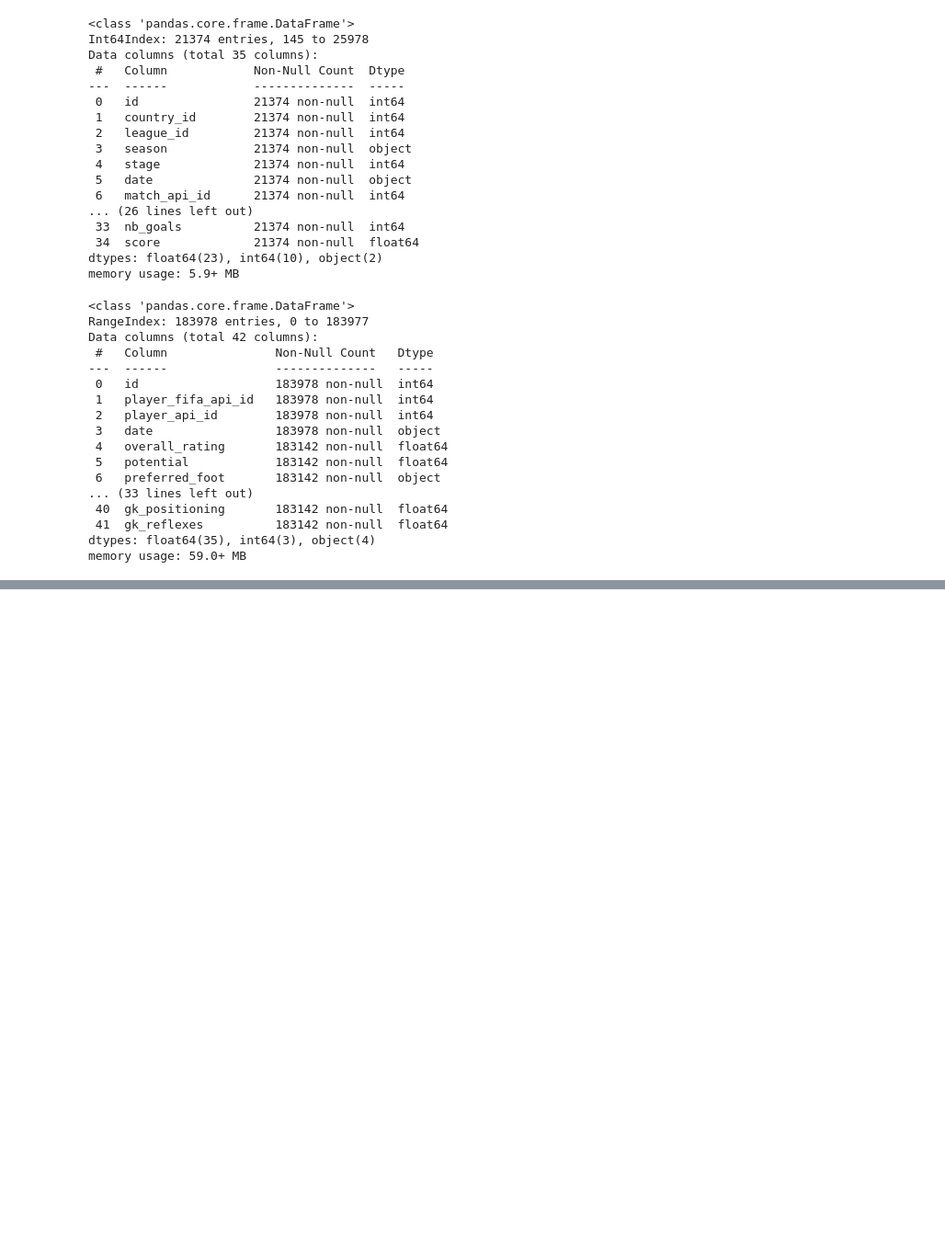
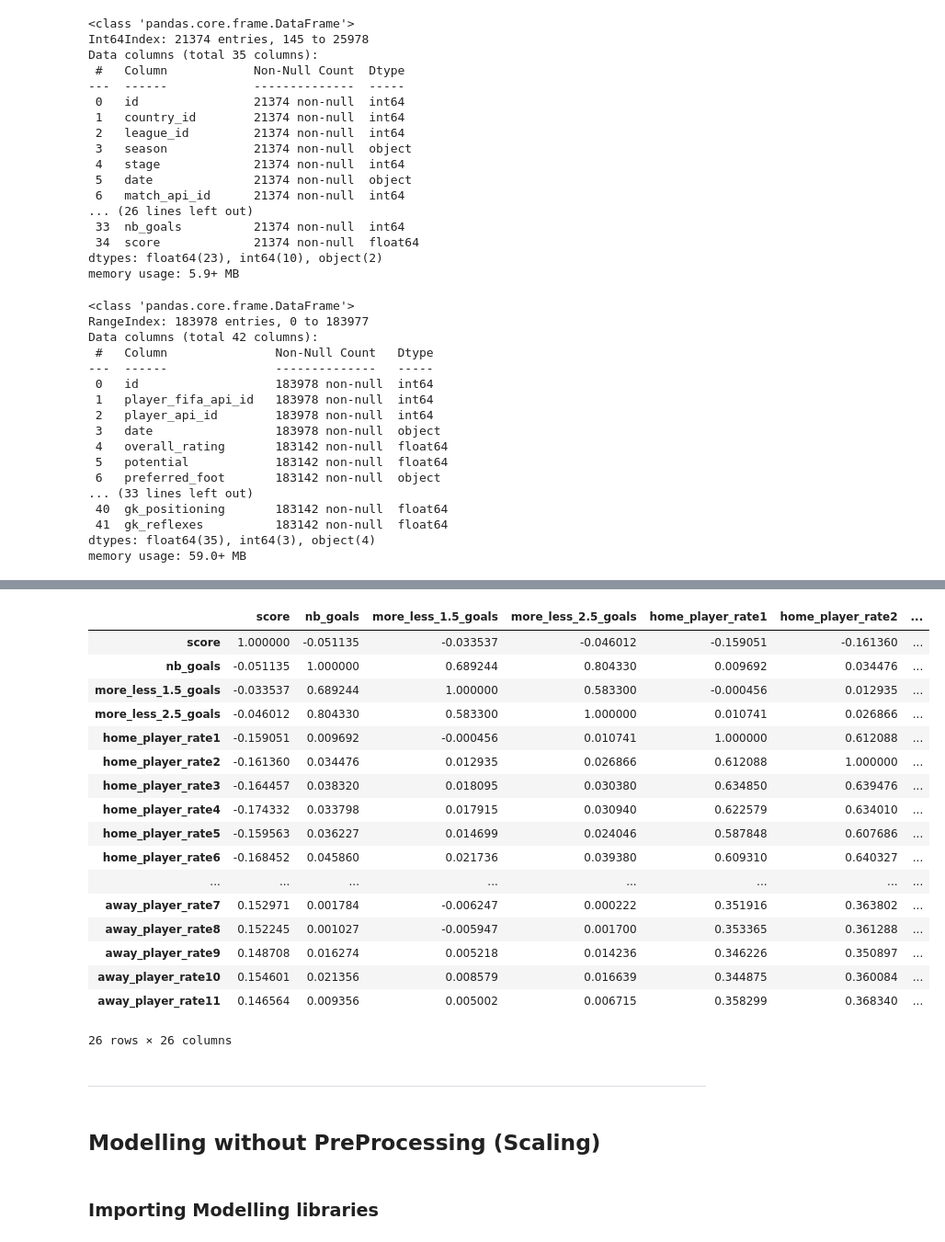
Before and after one commit to OlivierPaulo/Football_Bet, a Jupyter notebook: notebooks/2nd-Analysis.ipynb, the cells around one changed output, grey strips where cells are left out. Shown at 92% size. Drawn from its saved outputs; the diff is of its cells as text; code cells hidden in the pictures; blank space fills up the shorter version.

Commit message:
update 2nd analysis with more/less 1.5 and 2.5 goals on a match

```diff
--- a/notebooks/2nd-Analysis.ipynb
+++ b/notebooks/2nd-Analysis.ipynb
@@ -206,0 +209,2 @@ match_df["score"] = match_df["score"].astype('int64')
+# %%
+match_df["date"] = pd.to_datetime(match_df["date"])
@@ -206,0 +213,4 @@ match_df["score"] = match_df["score"].astype('int64')
+# %%
+match_df["more_less_1.5_goals"] = match_df["nb_goals"].apply(lambda x: 0 if x<2 else 1)
+# %%
+match_df["more_less_2.5_goals"] = match_df["nb_goals"].apply(lambda x: 0 if x<3 else 1)
@@ -206,0 +242,35 @@ match_df["score"] = match_df["score"].astype('int64')
+# %%
+match_df[['score', 'nb_goals', 'more_less_1.5_goals',
+       'more_less_2.5_goals','home_player_rate1', 'home_player_rate2',
+       'home_player_rate3', 'home_player_rate4', 'home_player_rate5',
+       'home_player_rate6', 'home_player_rate7', 'home_player_rate8',
+       'home_player_rate9', 'home_player_rate10', 'home_player_rate11',
+       'away_player_rate1', 'away_player_rate2', 'away_player_rate3',
+       'away_player_rate4', 'away_player_rate5', 'away_player_rate6',
+       'away_player_rate7', 'away_player_rate8', 'away_player_rate9',
+       'away_player_rate10', 'away_player_rate11']].corr()
+# %% [output]
+|  | score | nb_goals | more_less_1.5_goals | more_less_2.5_goals | home_player_rate1 | home_player_rate2 | ... |
+| score | 1.000000 | -0.051135 | -0.033537 | -0.046012 | -0.159051 | -0.161360 | ... |
+| nb_goals | -0.051135 | 1.000000 | 0.689244 | 0.804330 | 0.009692 | 0.034476 | ... |
+| more_less_1.5_goals | -0.033537 | 0.689244 | 1.000000 | 0.583300 | -0.000456 | 0.012935 | ... |
+| more_less_2.5_goals | -0.046012 | 0.804330 | 0.583300 | 1.000000 | 0.010741 | 0.026866 | ... |
+| home_player_rate1 | -0.159051 | 0.009692 | -0.000456 | 0.010741 | 1.000000 | 0.612088 | ... |
+| home_player_rate2 | -0.161360 | 0.034476 | 0.012935 | 0.026866 | 0.612088 | 1.000000 | ... |
+| home_player_rate3 | -0.164457 | 0.038320 | 0.018095 | 0.030380 | 0.634850 | 0.639476 | ... |
+| home_player_rate4 | -0.174332 | 0.033798 | 0.017915 | 0.030940 | 0.622579 | 0.634010 | ... |
+| home_player_rate5 | -0.159563 | 0.036227 | 0.014699 | 0.024046 | 0.587848 | 0.607686 | ... |
+| home_player_rate6 | -0.168452 | 0.045860 | 0.021736 | 0.039380 | 0.609310 | 0.640327 | ... |
+| ... | ... | ... | ... | ... | ... | ... | ... |
+| away_player_rate7 | 0.152971 | 0.001784 | -0.006247 | 0.000222 | 0.351916 | 0.363802 | ... |
+| away_player_rate8 | 0.152245 | 0.001027 | -0.005947 | 0.001700 | 0.353365 | 0.361288 | ... |
+| away_player_rate9 | 0.148708 | 0.016274 | 0.005218 | 0.014236 | 0.346226 | 0.350897 | ... |
+| away_player_rate10 | 0.154601 | 0.021356 | 0.008579 | 0.016639 | 0.344875 | 0.360084 | ... |
+| away_player_rate11 | 0.146564 | 0.009356 | 0.005002 | 0.006715 | 0.358299 | 0.368340 | ... |
+26 rows × 26 columns
+# %% [markdown]
+---
+# %% [markdown]
+## Modelling without PreProcessing (Scaling)
+# %% [markdown]
+### Importing Modelling libraries
```
Also changed, not shown: parts of 75 cells of this notebook, 1 other file.
